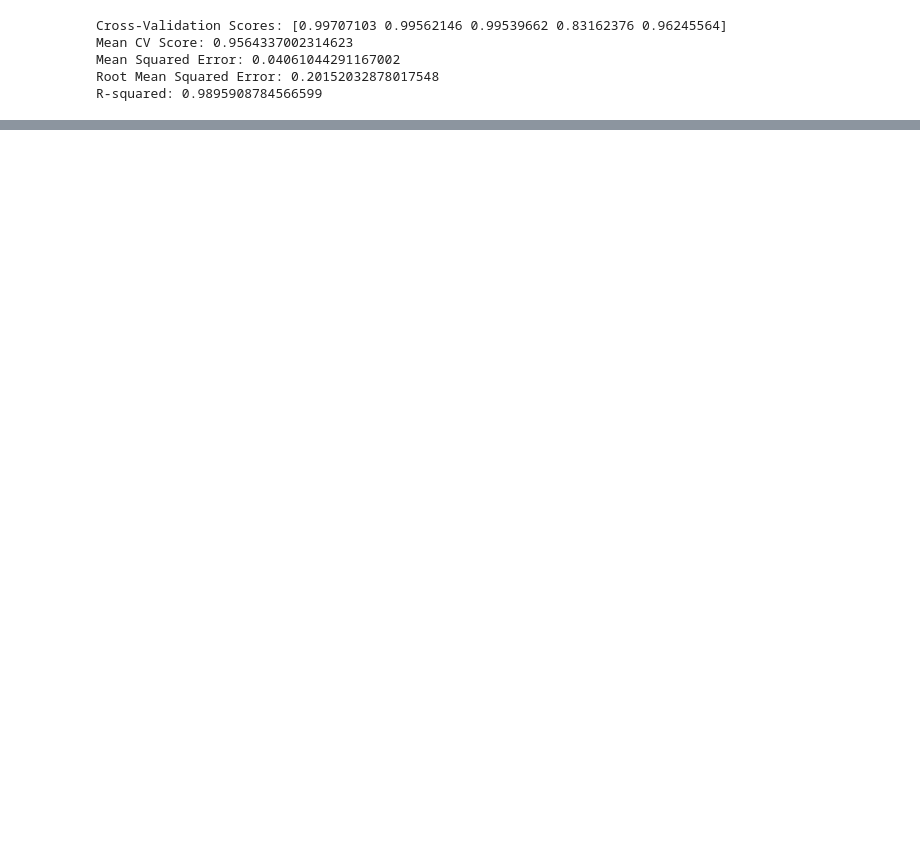
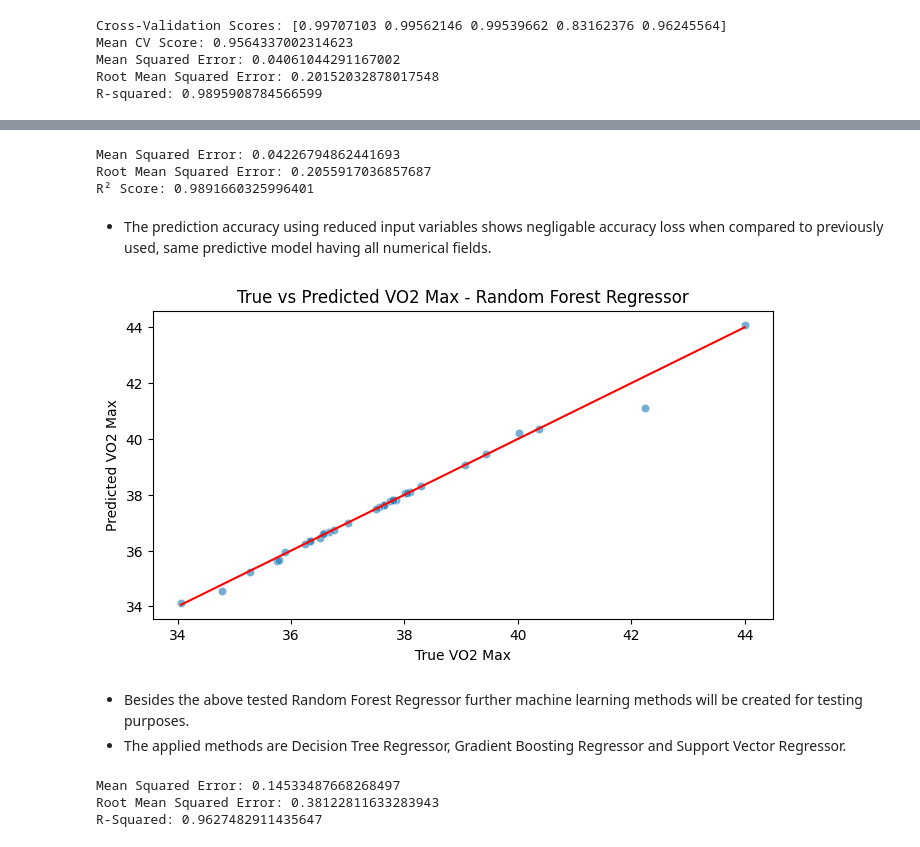
Before and after one commit to Redback-Operations/redback-fit-sports-performance, a Jupyter notebook: VO2max/VO2MAX.ipynb, the cells around one changed output, grey strips where cells are left out. Drawn from its saved outputs; the diff is of its cells as text; code cells hidden in the pictures; blank space fills up the shorter version.

```diff
--- a/VO2max/VO2MAX.ipynb
+++ b/VO2max/VO2MAX.ipynb
@@ -447,0 +479,7 @@ plt.show()
+# %%
+# Based on feature selection only Average Speed and Average Watts are used as input variables.
+# "X_min" refers to reduced input variables.
+X_min = data_selected_run[['Average Speed', 'Average Watts']]
+
+# Checking reduced input dataset.
+X_min.info()
@@ -447,0 +496,58 @@ plt.show()
+# %%
+# Splitting the dataset into training and testing sets
+X_min_train, X_min_test, y_train, y_test = train_test_split(X_min, y, test_size=0.2, random_state=42)
+# %%
+# Checking the prediction accuracy of reduced input variables, with Randrom Forest Regressor used previously with all numerical columns
+# Training a Random Forest Regressor with reduced input variables
+model_RF = RandomForestRegressor(n_estimators=100, random_state=42)
+model_RF.fit(X_min_train, y_train)
+
+# Predicting and evaluating the model
+y_pred_RF = model_RF.predict(X_min_test)
+
+print("Mean Squared Error:", mean_squared_error(y_test, y_pred_RF))
+print("Root Mean Squared Error:", np.sqrt(mean_squared_error(y_test, y_pred_RF)))
+print("R² Score:", r2_score(y_test, y_pred_RF))
+# %% [output]
+Mean Squared Error: 0.04226794862441693
+Root Mean Squared Error: 0.2055917036857687
+R² Score: 0.9891660325996401
+# %% [markdown]
+- The prediction accuracy using reduced input variables shows negligable accuracy loss when compared to previously used, same predictive model having all numerical fields.
+# %%
+# Visualization
+# Plotting the true vs predicted values for model using Random Forest Regressor
+plt.figure(figsize=(8, 4))
+sns.scatterplot(x= y_test, y= y_pred_RF, alpha=0.6)
+sns.lineplot(x= y_test, y= y_test, color='red')
+plt.xlabel('True VO2 Max')
+plt.ylabel('Predicted VO2 Max')
+plt.title('True vs Predicted VO2 Max - Random Forest Regressor')
+plt.show()
+# %% [output]
+[figure, added]
+# %% [markdown]
+- Besides the above tested Random Forest Regressor further machine learning methods will be created for testing purposes.
+- The applied methods are Decision Tree Regressor, Gradient Boosting Regressor and Support Vector Regressor.
+# %%
+from sklearn.tree import DecisionTreeRegressor
+
+# Setting up predictive model using Decision Tree Regressor with reduced input variables
+model_DTR = DecisionTreeRegressor(criterion='squared_error', splitter='best', random_state=42)
+model_DTR.fit(X_min_train, y_train)
+
+# Predict on the testing set
+y_pred_DTR= model_DTR.predict(X_min_test)
+
+# Evaluate the model
+mse_DTR = mean_squared_error(y_test, y_pred_DTR)
+rmse_DTR = np.sqrt(mse_DTR)
+r2_DTR = r2_score(y_test, y_pred_DTR)
+
+print(f'Mean Squared Error: {mse_DTR}')
+print(f'Root Mean Squared Error: {rmse_DTR}')
+print(f'R-Squared: {r2_DTR}')
+# %% [output]
+Mean Squared Error: 0.14533487668268497
+Root Mean Squared Error: 0.38122811633283943
+R-Squared: 0.9627482911435647
```
Also changed, not shown: parts of 10 cells of this notebook.
